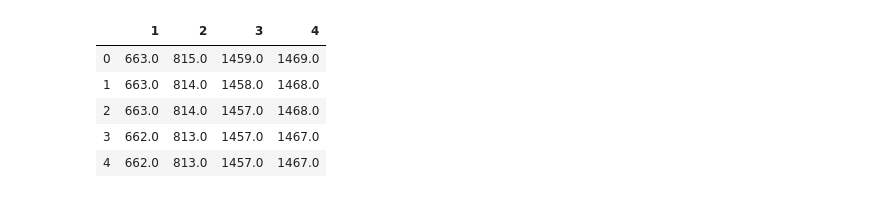
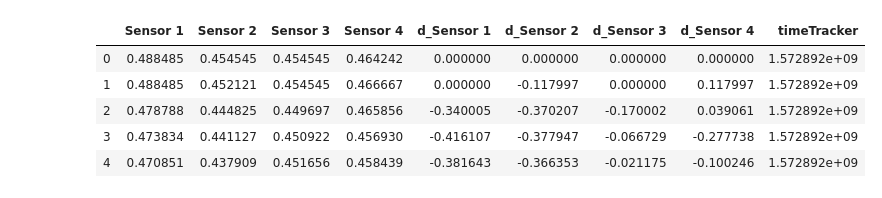
Before and after one commit to RightAir/BreathDetectionSystem, a Jupyter notebook: TensorFlow/SensorTraining.ipynb, the cells around one changed output. Saved outputs shown, nothing was run; the diff lists cells and outputs as text; code cells hidden in the pictures.

```diff
--- a/TensorFlow/SensorTraining.ipynb
+++ b/TensorFlow/SensorTraining.ipynb
@@ -1,34 +1,29 @@
 # %%
 import pandas as pd
 import seaborn as sns
 import numpy as np
 import matplotlib.pyplot as plt
 import time
 from sklearn.preprocessing import MinMaxScaler
 
 import tensorflow as tf
 from sklearn.model_selection import train_test_split
 from sklearn.metrics import classification_report,confusion_matrix
 from sklearn.preprocessing import StandardScaler
 from tensorflow import keras
 import h5py
 
-df = pd.read_csv('TrainingData.csv')
-
-df.columns = ['Flow', '1', '2', '3', '4']
-
-flow = df['Flow']
-flow = flow.astype(float)
-
-df.drop('Flow', inplace = True, axis = 1)
-
+df = pd.read_excel('SensorData.xlsx')
+df.drop('Unnamed: 0', axis = 1, inplace = True)
 df = df.astype(float)
 
+flow = pd.read_csv('FlowTrainingData.csv')
+
 df.head()
 # %% [output]
-|  | 1 | 2 | 3 | 4 |
-| 0 | 663.0 | 815.0 | 1459.0 | 1469.0 |
-| 1 | 663.0 | 814.0 | 1458.0 | 1468.0 |
-| 2 | 663.0 | 814.0 | 1457.0 | 1468.0 |
-| 3 | 662.0 | 813.0 | 1457.0 | 1467.0 |
-| 4 | 662.0 | 813.0 | 1457.0 | 1467.0 |
+|  | Sensor 1 | Sensor 2 | Sensor 3 | Sensor 4 | d_Sensor 1 | d_Sensor 2 | d_Sensor 3 | d_Sensor 4 | timeTracker |
+| 0 | 0.488485 | 0.454545 | 0.454545 | 0.464242 | 0.000000 | 0.000000 | 0.000000 | 0.000000 | 1.572892e+09 |
+| 1 | 0.488485 | 0.452121 | 0.454545 | 0.466667 | 0.000000 | -0.117997 | 0.000000 | 0.117997 | 1.572892e+09 |
+| 2 | 0.478788 | 0.444825 | 0.449697 | 0.465856 | -0.340005 | -0.370207 | -0.170002 | 0.039061 | 1.572892e+09 |
+| 3 | 0.473834 | 0.441127 | 0.450922 | 0.456930 | -0.416107 | -0.377947 | -0.066729 | -0.277738 | 1.572892e+09 |
+| 4 | 0.470851 | 0.437909 | 0.451656 | 0.458439 | -0.381643 | -0.366353 | -0.021175 | -0.100246 | 1.572892e+09 |
```
Also changed, not shown: parts of 29 cells of this notebook, 17 other files.
